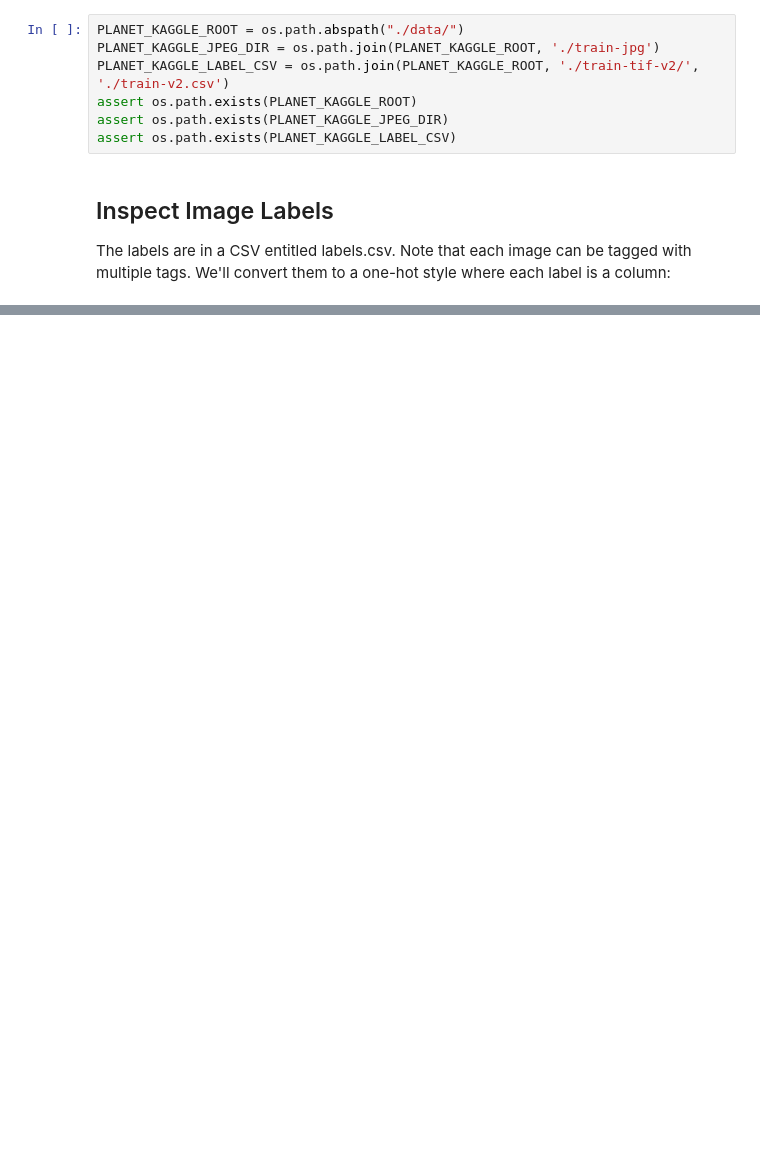
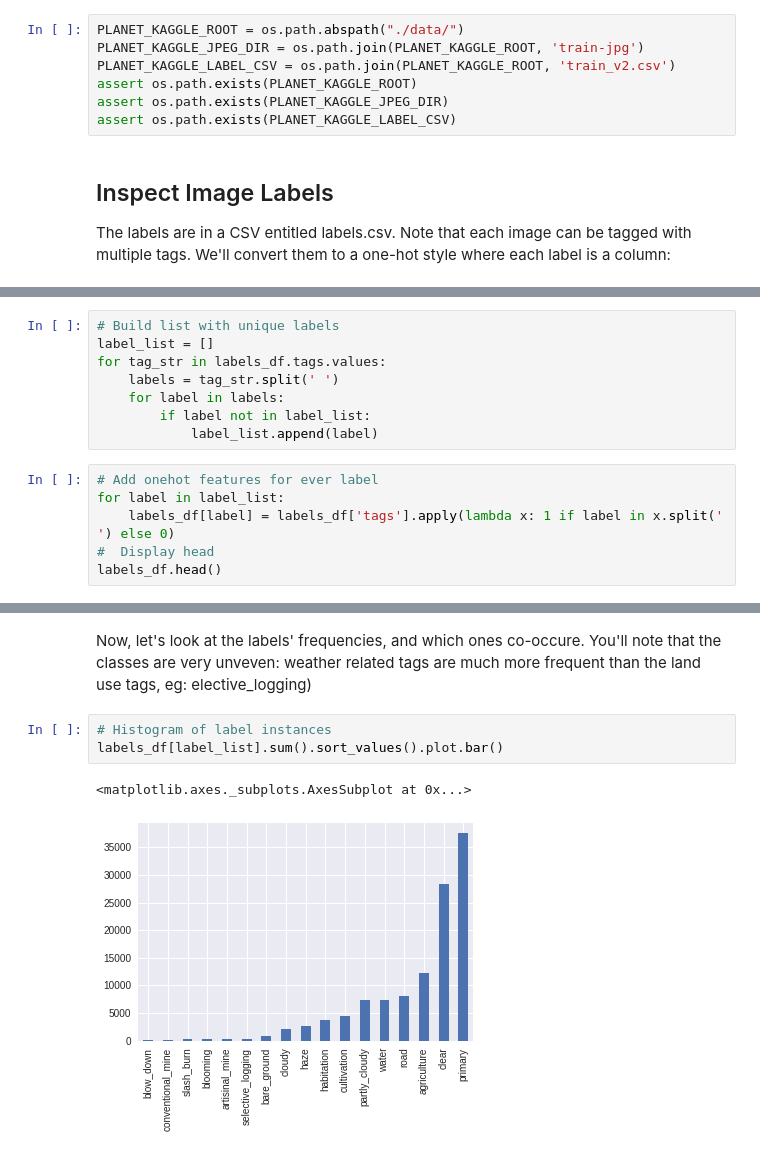
Before and after one commit to WNoxchi/deeplearningstudy, a Jupyter notebook: Kaggle/Planet/Planet_chip_examples.ipynb, the cells around one changed output, grey strips where cells are left out. Saved outputs shown, nothing was run; the diff lists cells and outputs as text; blank space fills up the shorter version.

```diff
--- a/Kaggle/Planet/Planet_chip_examples.ipynb
+++ b/Kaggle/Planet/Planet_chip_examples.ipynb
@@ -26,8 +26,8 @@ from IPython.display import display
 Set `PLANET_KAGGLE_ROOT` to the directory where you've downloaded the TIFF and JPEG zip files, and accompanying CSVs.
 # %%
 PLANET_KAGGLE_ROOT = os.path.abspath("./data/")
-PLANET_KAGGLE_JPEG_DIR = os.path.join(PLANET_KAGGLE_ROOT, './train-jpg')
-PLANET_KAGGLE_LABEL_CSV = os.path.join(PLANET_KAGGLE_ROOT, './train-tif-v2/', './train-v2.csv')
+PLANET_KAGGLE_JPEG_DIR = os.path.join(PLANET_KAGGLE_ROOT, 'train-jpg')
+PLANET_KAGGLE_LABEL_CSV = os.path.join(PLANET_KAGGLE_ROOT, 'train_v2.csv')
 assert os.path.exists(PLANET_KAGGLE_ROOT)
 assert os.path.exists(PLANET_KAGGLE_JPEG_DIR)
 assert os.path.exists(PLANET_KAGGLE_LABEL_CSV)
@@ -40,0 +48,14 @@ labels_df.head()
+# %%
+# Build list with unique labels
+label_list = []
+for tag_str in labels_df.tags.values:
+    labels = tag_str.split(' ')
+    for label in labels:
+        if label not in label_list:
+            label_list.append(label)
+# %%
+# Add onehot features for ever label
+for label in label_list:
+    labels_df[label] = labels_df['tags'].apply(lambda x: 1 if label in x.split(' ') else 0)
+#  Display head
+labels_df.head()
@@ -40,0 +69,8 @@ labels_df.head()
+# %% [markdown]
+Now, let's look at the labels' frequencies, and which ones co-occure. You'll note that the classes are very unveven: weather related tags are much more frequent than the land use tags, eg: elective_logging)
+# %%
+# Histogram of label instances
+labels_df[label_list].sum().sort_values().plot.bar()
+# %% [output]
+<matplotlib.axes._subplots.AxesSubplot at 0x...>
+[figure, added]
```
Also changed, not shown: parts of 11 cells of this notebook.
